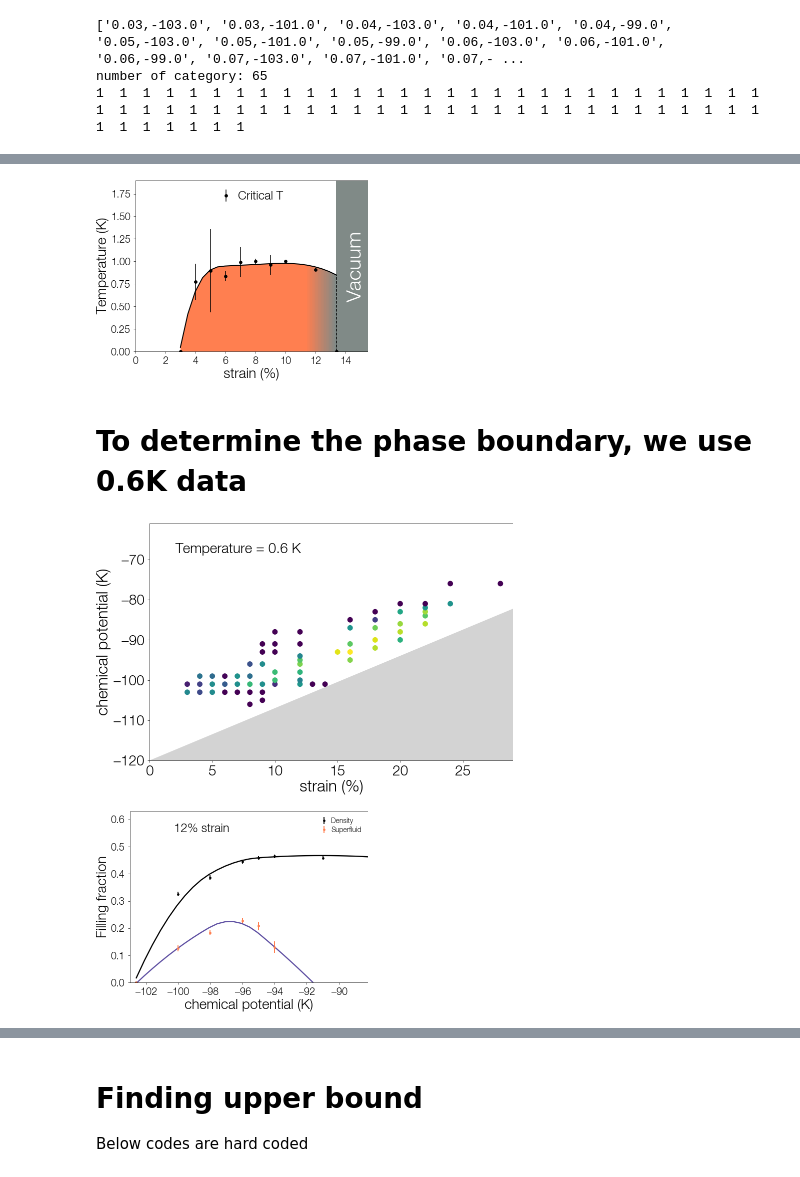
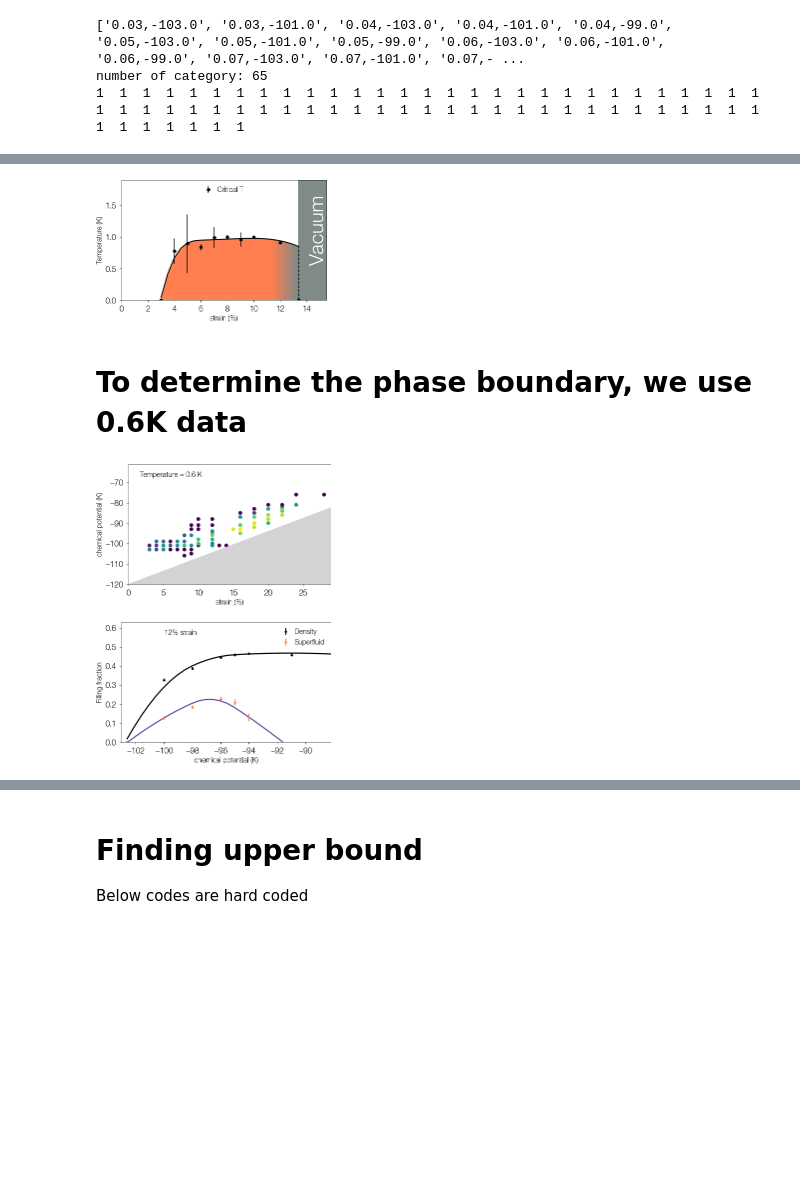
Before and after one commit to DelMaestroGroup/papers-code-Superfluid4HeStrainGraphene, a Jupyter notebook: src/AdsorptionPhaseAnalyzer.ipynb, the cells around one changed output, grey strips where cells are left out. Saved outputs shown, nothing was run; the diff lists cells and outputs as text; code cells hidden in the pictures; blank space fills up the shorter version.

```diff
--- a/src/AdsorptionPhaseAnalyzer.ipynb
+++ b/src/AdsorptionPhaseAnalyzer.ipynb
@@ -130,11 +130,11 @@ def name_change(key):
 # If you want to plot data, use below
 plt.style.reload_library()
 dgutils.fonts.set_custom_font(font_path)
-case_key = '0.12,-96.0'
+case_key = '0.12,-88.0'
 _target = dfdict[case_key]
 plot_target = _target[_target['T']>0.5]
 case_name = name_change(case_key)
 case_out[case_key] = ptools.esti_array_multi(plot_target)
 nplot = ptools.plot_only(case_out[case_key])
-nplot.savefig('../figures/'+case_name)
+# nplot.savefig('../figures/'+case_name+'.pdf')
 # %% [output]
@@ -381,26 +381,26 @@ for k in keylst:
 
 plt.style.reload_library()
 with plt.style.context(plot_style['sans']):
-    fig1 = plt.figure('fig1' ,figsize = [6,4])
+    fig1 = plt.figure('fig1') # figsize = [6,4]?
     dgutils.fonts.set_custom_font(font_path)
 
     ph_x = [float(k.split(',')[0])*100 for k in keylst] # strain
     ph_y = [float(k.split(',')[1]) for k in keylst] # mu
 
-    plt.scatter(ph_x, ph_y, c = np.array(mu_s_Tc), s = 20)
+    plt.scatter(ph_x, ph_y, c = np.array(mu_s_Tc), s = 6) # s=20?
     plt.fill_between([0,30], -120 + 1.30*np.array([0,30]), [-120,-120], color = 'lightgray')
     plt.xlim(0,29)
     plt.ylim(-120,-61)
-    plt.xlabel('strain (%)', fontsize=16)
-    plt.ylabel('chemical potential (K)', fontsize=16)
+    plt.xlabel('strain (%)') # fontsize = 16?
+    plt.ylabel('chemical potential (K)')
     # plt.text(20, -110, 'Vacuum', fontsize = 24)
     plt.hlines(-101.0, 1, 13, ls = '--', lw = 1.0, label = 'next figure')
-    plt.xticks(fontsize=14)
-    plt.yticks(fontsize=14)
+#     plt.xticks(fontsize=14)
+#     plt.yticks(fontsize=14)
     plt.tight_layout()
     # plt.legend()
     plt.show()
 
     # Save?
-    fig1.savefig('../figures/Tcs_original.png')
+#     fig1.savefig('../figures/Tcs_original.pdf')
 # %% [output]
@@ -498,41 +494,41 @@ coldgrey = [128,138,135]
 mycmaplist = mygradient(coral, coldgrey, ratio = 0.2)
 mycmap = mcolors.ListedColormap(mycmaplist)
 
 plt.style.reload_library()
 with plt.style.context(plot_style['sans']):
-    fig3 = plt.figure('fig3', figsize = [4,3])
+    fig3 = plt.figure('fig3',) # figsize = [4,3]
     dgutils.fonts.set_custom_font(font_path)
 
     sfregime = plt.fill_between(new_x3, f_Tc(new_x3), color='none')
 
     verts = np.vstack([p.vertices for p in sfregime.get_paths()])
     gradient = plt.imshow(np.linspace(0, 1, 256).reshape(1, -1), cmap=mycmap, aspect='auto',
                           extent=[verts[:, 0].min(), verts[:, 0].max(), verts[:, 1].min(), verts[:, 1].max()])
     gradient.set_clip_path(sfregime.get_paths()[0], transform=plt.gca().transData)
 
     plt.fill_between([13.4,15.5], [2,2], color=mycmaplist[-1])
     pline = plt.plot(new_x3, f_Tc(new_x3), 'k-', linewidth=1.0, )
     plt.errorbar(cut_x[:-1]+[13.4,], cut_y[:-1]+[0,],
                  ms = 6, mfc = 'k',
                  yerr = cut_y_dev[:-1]+[0,], fmt='.', color = 'k', label = 'Critical T')
 
-    plt.xlabel('strain (%)', fontsize=14)
-    plt.ylabel('Temperature (K)', fontsize=14)
+    plt.xlabel('strain (%)', ) #fontsize=14
+    plt.ylabel('Temperature (K)', ) #fontsize=14
     plt.xlim(0,15.5)
     plt.ylim(0, 1.9)
-    plt.xticks(fontsize=10)
-    plt.yticks(fontsize=10)
-    plt.legend(loc = 'upper center', fontsize = 12)
+#     plt.xticks(fontsize=10)
+#     plt.yticks(fontsize=10)
+    plt.legend(loc = 'upper center', ) #fontsize = 12
     plt.vlines(13.4, 0, f_Tc(13.4), linestyles ="dashed", colors ="k")
     fig3.text(0.9, 0.42, 'Vacuum', fontsize=20, color='white', rotation = 90)
     plt.tight_layout()
     plt.show()
 
     # save?
-    fig3.savefig('../figures/Tc_cut.png')
+#     fig3.savefig('../figures/Tc_cut.pdf')
     # fig3.savefig('/home/sang/UVM/He4HighT/Allfigures/Tc_cut2.png', dpi=400, pad_inches=0.1,)
 # %% [output]
-[figure, old version]
+[figure, new version]
 # %% [markdown]
 # To determine the phase boundary, we use 0.6K data
 # %%
@@ -542,7 +538,7 @@ mu_s_rhos = []
 
 plt.style.reload_library()
 with plt.style.context(plot_style['sans']):
-    fig4 = plt.figure('fig4' ,figsize = [6,4])
+    fig4 = plt.figure('fig4' ,) #figsize = [6,4]
     dgutils.fonts.set_custom_font(font_path)
 
     ph_x = [float(k.split(',')[0])*100 for k in keylst] # strain
@@ -556,26 +552,26 @@ with plt.style.context(plot_style['sans']):
             val = 0
         mu_s_rhos.append(float(val))
 
-    pts = plt.scatter(ph_x, ph_y, c = np.array(mu_s_rhos), s = 20)
+    pts = plt.scatter(ph_x, ph_y, c = np.array(mu_s_rhos), s=8) #s = 20
     plt.fill_between([0,30], -120 + 1.30*np.array([0,30]), [-120,-120], color = 'lightgray')
     plt.xlim(0,29)
     plt.ylim(-120,-61)
-    plt.xlabel('strain (%)', fontsize=16)
-    plt.ylabel('chemical potential (K)', fontsize=16)
+    plt.xlabel('strain (%)', ) #fontsize=16
+    plt.ylabel('chemical potential (K)', ) #fontsize=16
     # plt.text(20, -110, 'Vacuum', fontsize = 24)
     # plt.hlines(-101.0, 1, 13, ls = '--', lw = 1.0, label = 'next figure')
     cbar = fig3.colorbar(pts)
-    plt.xticks(fontsize=14)
-    plt.yticks(fontsize=14)
-    fig4.text(0.2, 0.87, 'Temperature = 0.6 K', fontsize=14, color='black')
+#     plt.xticks(fontsize=14)
+#     plt.yticks(fontsize=14)
+    fig4.text(0.2, 0.87, 'Temperature = 0.6 K', color='black') #, fontsize=14
     plt.tight_layout()
     # plt.legend()
     plt.show()
 
     # save?
-    fig4.savefig('../figures/SFs_at_lowT.png')
+#     fig4.savefig('../figures/SFs_at_lowT.pdf')
 # %% [output]
-[figure, old version]
+[figure, new version]
 # %%
 # figure 5: f-mu strain 12% slice in diagram
 vkeys = []
@@ -586,7 +582,7 @@ vkeys = vkeys[1:]
 
 plt.style.reload_library()
 with plt.style.context(plot_style['sans']):
-    fig5 = plt.figure('fig5' ,figsize = [4,3])
+    fig5 = plt.figure('fig5' ,) #figsize = [4,3]
     dgutils.fonts.set_custom_font(font_path)
 
     markers = ['ko-', 'ko-', 'ks-', 'k*-', 'kD-', 'kp-', 'kP-']
@@ -625,19 +621,19 @@ with plt.style.context(plot_style['sans']):
     plt.errorbar(np.array(mus), np.array(sfr), yerr = np.array(sfrerr),
                 fmt='o', elinewidth=1, label='Superfluid', color='coral')
 
-    plt.xlabel('chemical potential (K)', fontsize=14)
-    plt.ylabel('Filling fraction', fontsize=14)
+    plt.xlabel('chemical potential (K)',) # fontsize=14
+    plt.ylabel('Filling fraction',) # fontsize=14
     plt.legend()
-    plt.xticks(fontsize=10)
-    plt.yticks(fontsize=10)
+#     plt.xticks(fontsize=10)
+#     plt.yticks(fontsize=10)
     # plt.vlines(-91.8, 0, 0.2)
     plt.tight_layout()
-    fig5.text(0.3, 0.87, '12% strain', fontsize=12, color='black')
+    fig5.text(0.3, 0.87, '12% strain', color='black') #  fontsize=12
 
     plt.show()
 
     # save?
-    fig5.savefig('../figures/lowT_strain12.png')
+#     fig5.savefig('../figures/lowT_strain12.pdf')
     # fig5.savefig('/home/sang/UVM/He4HighT/Allfigures/12_vcut2.png',  dpi=400, pad_inches=0.1,)
 # %% [output]
-[figure, old version]
+[figure, new version]
```
Also changed, not shown: parts of 5 cells of this notebook, 4 other files.
